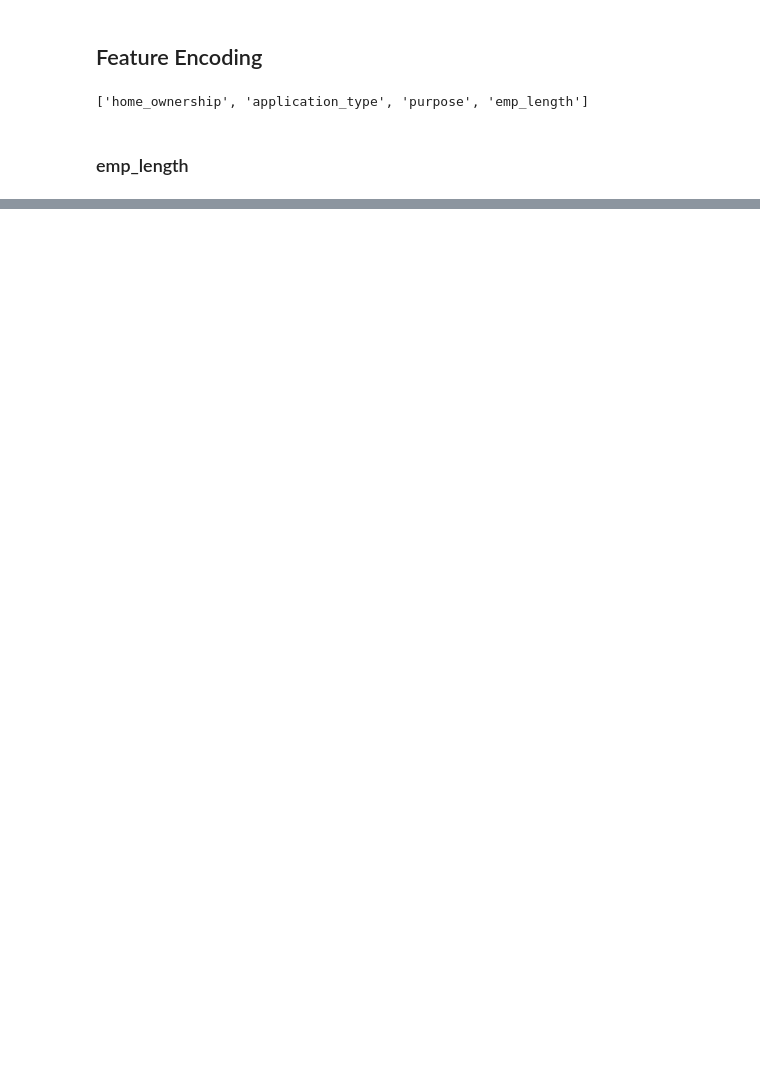
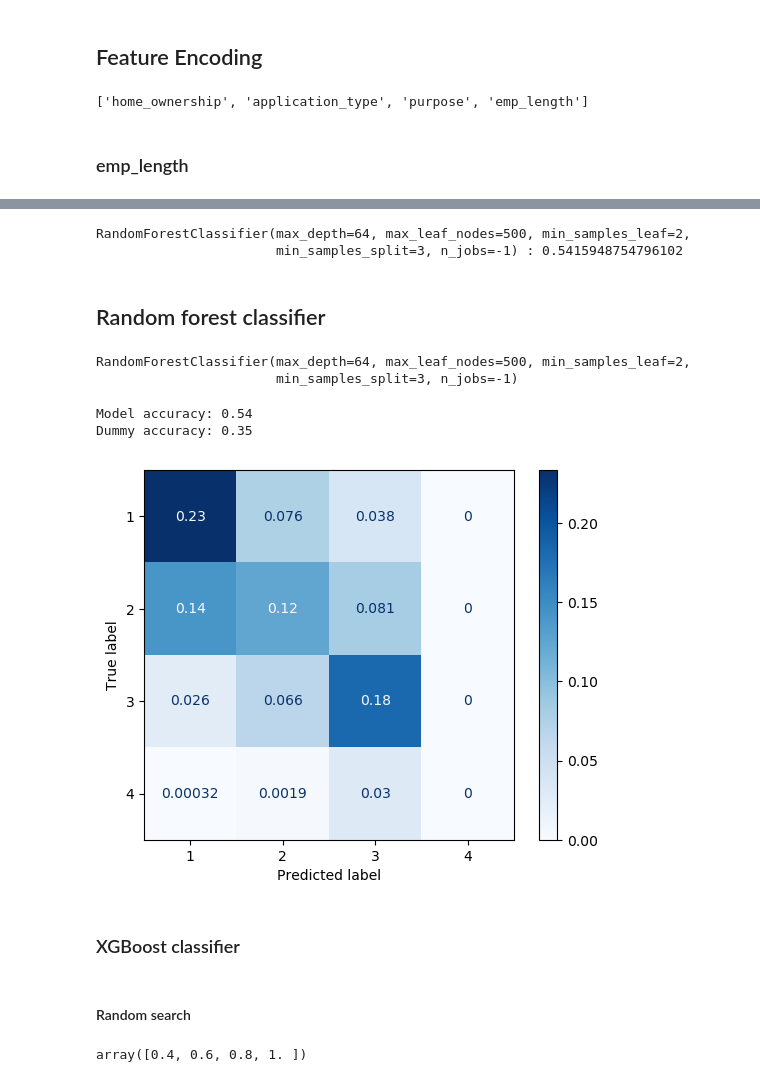
Before and after one commit to AnnaLelchuk/ITC_hackathon, a Jupyter notebook: EDA.ipynb, the cells around one changed output, grey strips where cells are left out. Drawn from its saved outputs; the diff is of its cells as text; code cells hidden in the pictures; blank space fills up the shorter version.

```diff
--- a/EDA.ipynb
+++ b/EDA.ipynb
@@ -409,0 +656,4 @@ y = df['fico_target']
+# %%
+# Taking subset of the dataset because it's HUGE and I want to perform hyperparameter tuning
+X_train, X_test, y_train, y_test = train_test_split(X, y, test_size=0.98, random_state=42, stratify=y)
+X_train, X_test, y_train, y_test = train_test_split(X_train, y_train, test_size=0.20, random_state=42)
@@ -409,0 +664,18 @@ y = df['fico_target']
+# %%
+max_depths = np.arange(4, 111, 20)
+max_leaf_nodes = np.arange(100, 1001, 100)
+min_samples_leafs = np.arange(1, 3)
+min_samples_splits = np.arange(2, 6)
+
+params_dict_rfc = [{'max_depth': max_depths,
+                    'max_leaf_nodes': max_leaf_nodes,
+                    'min_samples_leaf': min_samples_leafs,
+                    'min_samples_split': min_samples_splits}]
+# %%
+clf_rfc_random = RandomizedSearchCV(RandomForestClassifier(n_jobs=-1),
+                                    params_dict_rfc,
+                                    cv=5,
+                                    verbose=10,
+                                    n_iter=100,
+                                    n_jobs=1)
+clf_rfc_random.fit(X_train, y_train)
@@ -409,0 +707,5 @@ y = df['fico_target']
+# %%
+print(clf_rfc_random.best_estimator_, ':', clf_rfc_random.best_score_)
+# %% [output]
+RandomForestClassifier(max_depth=64, max_leaf_nodes=500, min_samples_leaf=2,
+                       min_samples_split=3, n_jobs=-1) : 0.5415948754796102
@@ -409,0 +716,25 @@ y = df['fico_target']
+# %% [markdown]
+## Random forest classifier
+# %%
+rfc = RandomForestClassifier(**clf_rfc_random.best_estimator_.get_params())
+rfc.fit(X_train, y_train)
+# %% [output]
+RandomForestClassifier(max_depth=64, max_leaf_nodes=500, min_samples_leaf=2,
+                       min_samples_split=3, n_jobs=-1)
+# %%
+y_pred = rfc.predict(X_test)
+ConfusionMatrixDisplay.from_predictions(y_test, y_pred, normalize='all', cmap='Blues');
+dc = DummyClassifier(strategy='most_frequent')
+
+dc.fit(X_train, y_train)
+dummy_predict = dc.predict(X_test)
+
+acc = accuracy_score(y_test, y_pred)
+dummy_acc = accuracy_score(y_test, dummy_predict)
+print(f"Model accuracy: {acc:.2f}\nDummy accuracy: {dummy_acc:.2f}")
+# %% [output]
+Model accuracy: 0.54
+Dummy accuracy: 0.35
+[figure, added]
+# %% [markdown]
+### XGBoost classifier
@@ -409,0 +743,6 @@ y = df['fico_target']
+# %% [markdown]
+#### Random search
+# %%
+np.arange(0.4, 1.2, 0.2)
+# %% [output]
+array([0.4, 0.6, 0.8, 1. ])
```
Also changed, not shown: parts of 76 cells of this notebook.
